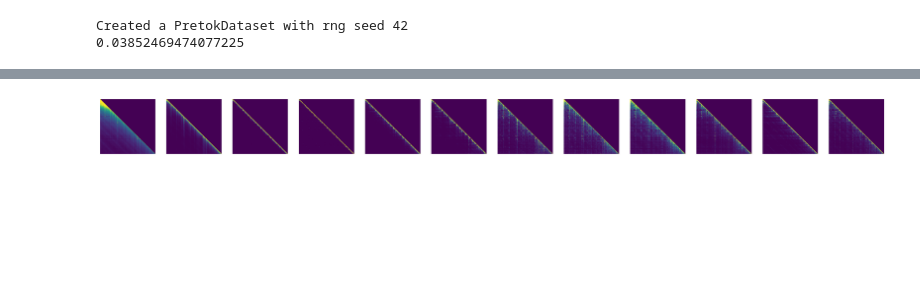
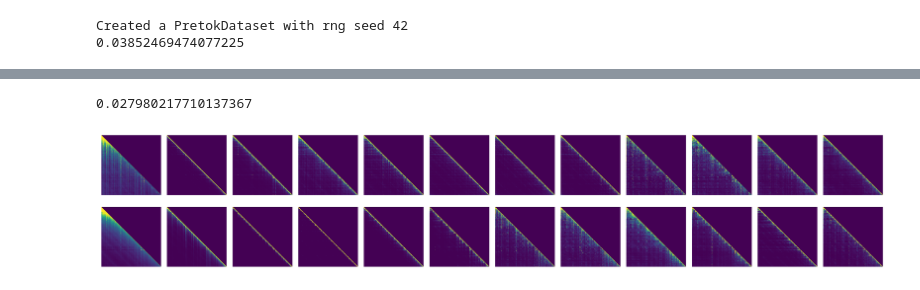
Before and after one commit to mydcxiao/char_LM, a Jupyter notebook: attn_map.ipynb, the cells around one changed output, grey strips where cells are left out. Saved outputs shown, nothing was run; the diff lists cells and outputs as text; code cells hidden in the pictures; blank space fills up the shorter version.

Commit message:
add contrast plot with baseline

```diff
--- a/attn_map.ipynb
+++ b/attn_map.ipynb
@@ -131,3 +133,22 @@ torch.cuda.empty_cache()
 # %% [output]
 Created a PretokDataset with rng seed 42
 0.03852469474077225
+# %%
+checkpoint_dict = torch.load(checkpoint_baseline, map_location=device)
+gptconf = ModelArgs(**checkpoint_dict['model_args'])
+model = Transformer(gptconf)
+
+num_layers = len(model.layers)
+hook_handles = []
+for i in range(num_layers):
+    hook_handles.append(model.layers[i].attention.register_forward_hook(attn_hook))
+
+state_dict = checkpoint_dict['model']
+unwanted_prefix = '_orig_mod.'
+for k,v in list(state_dict.items()):
+    if k.startswith(unwanted_prefix):
+        state_dict[k[len(unwanted_prefix):]] = state_dict.pop(k)
+model.load_state_dict(state_dict, strict=False)
+
+model.eval()
+model.to(device)
@@ -134,12 +173,29 @@ Created a PretokDataset with rng seed 42
+# %%
+with ctx:
+    logits = model(X, Y)
+    bpc = model.last_bpc.item()
+print(bpc)
+attn_maps_2 = attn_maps.copy()
+attn_maps.clear()
+del model
+torch.cuda.empty_cache()
+# %% [output]
+0.027980217710137367
 # %%
-# fig, axs = plt.subplots(len(attn_maps), 1, figsize=(25, 25))
-fig, axs = plt.subplots(1, len(attn_maps), figsize=(25, 25), dpi=300)
-for i, attn_map in enumerate(attn_maps):
+fig, axs = plt.subplots(2, len(attn_maps_1), figsize=(15, 3), dpi=300)
+for i, attn_map in enumerate(attn_maps_2):
     attn_mat = attn_map[0].sum(0).numpy()
     vmin, vmax = np.percentile(attn_mat, [50, 99])
-    axs[i].matshow(attn_mat, cmap='viridis', norm=Normalize(vmin=vmin, vmax=vmax))
-    axs[i].axis('off')
+    axs[0,i].matshow(attn_mat, cmap='viridis', norm=Normalize(vmin=vmin, vmax=vmax))
+    axs[0,i].axis('off')
+for i, attn_map in enumerate(attn_maps_1):
+    attn_mat = attn_map[0].sum(0).numpy()
+    vmin, vmax = np.percentile(attn_mat, [50, 99])
+    axs[1,i].matshow(attn_mat, cmap='viridis', norm=Normalize(vmin=vmin, vmax=vmax))
+    axs[1,i].axis('off')
+plt.tight_layout()
+plt.subplots_adjust(hspace=0, wspace=0.1)
 plt.show()
 # %% [output]
-[figure, old version]
+[figure, new version]
 # %%
```
Also changed, not shown: parts of 4 cells of this notebook.
